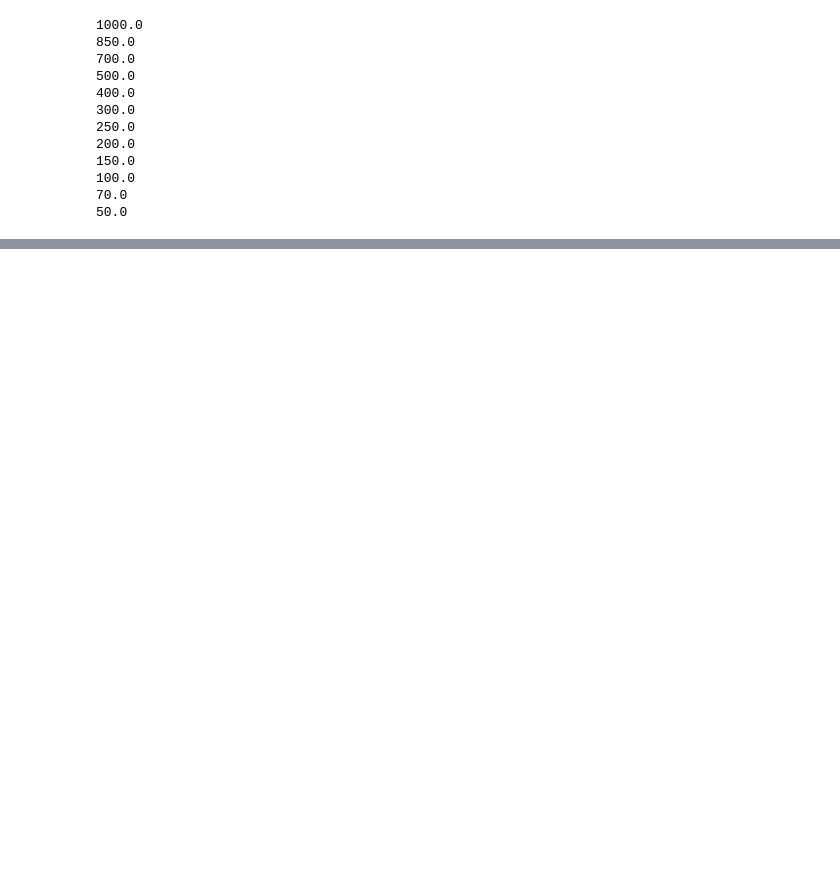
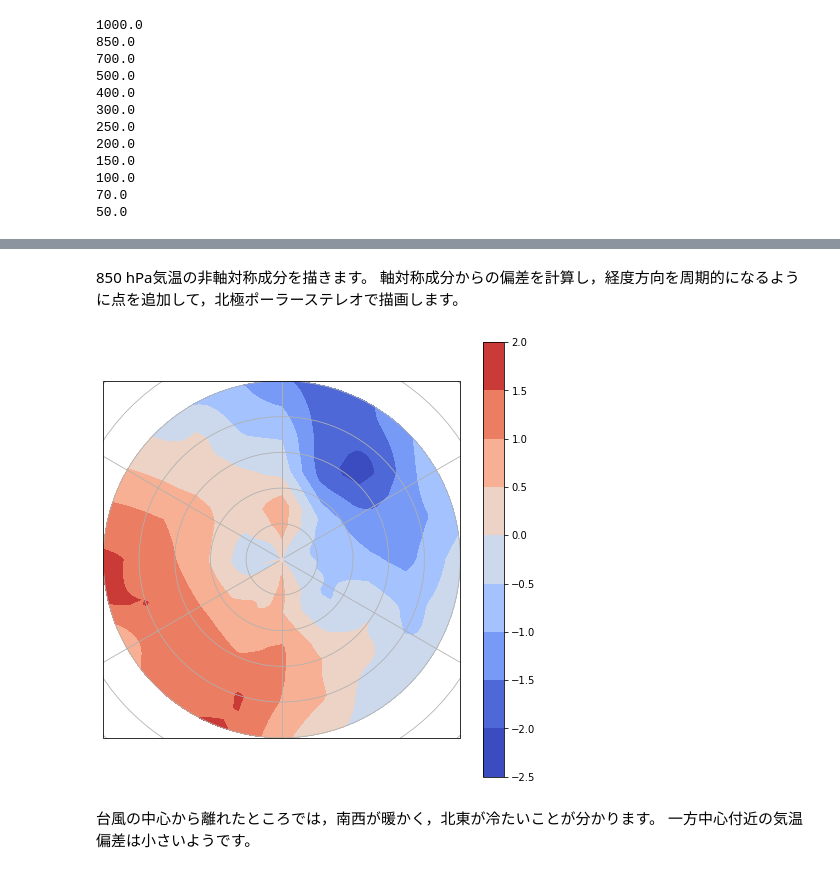
Before and after one commit to tenomoto/pymetds, a Jupyter notebook: Typhoon.ipynb, the cells around one changed output, grey strips where cells are left out. Drawn from its saved outputs; the diff is of its cells as text; code cells hidden in the pictures; blank space fills up the shorter version.

```diff
--- a/Typhoon.ipynb
+++ b/Typhoon.ipynb
@@ -324,0 +352,21 @@ plt.show()
+# %% [markdown]
+850 hPa気温の非軸対称成分を描きます。
+軸対称成分からの偏差を計算し，経度方向を周期的になるように点を追加して，北極ポーラーステレオで描画します。
+# %%
+from cartopy.util import add_cyclic_point
+
+T_rotated_asymmetric, lonc = add_cyclic_point(T_rotated-T_rotated_symmetric[:, :, None], np.rad2deg(plon))
+
+fig = plt.figure(figsize=[8, 8])
+ax = fig.add_subplot(111, projection=ccrs.NorthPolarStereo())
+
+p = ax.contourf(lonc, np.rad2deg(plat), T_rotated_asymmetric[2],
+               transform=ccrs.PlateCarree(), cmap="coolwarm", vmin=-2.0, vmax=2.0)
+ax.gridlines()
+fig.colorbar(p)
+plt.show()
+# %% [output]
+[figure, added]
+# %% [markdown]
+台風の中心から離れたところでは，南西が暖かく，北東が冷たいことが分かります。
+一方中心付近の気温偏差は小さいようです。
```
Also changed, not shown: parts of 22 cells of this notebook, 8 other files.
